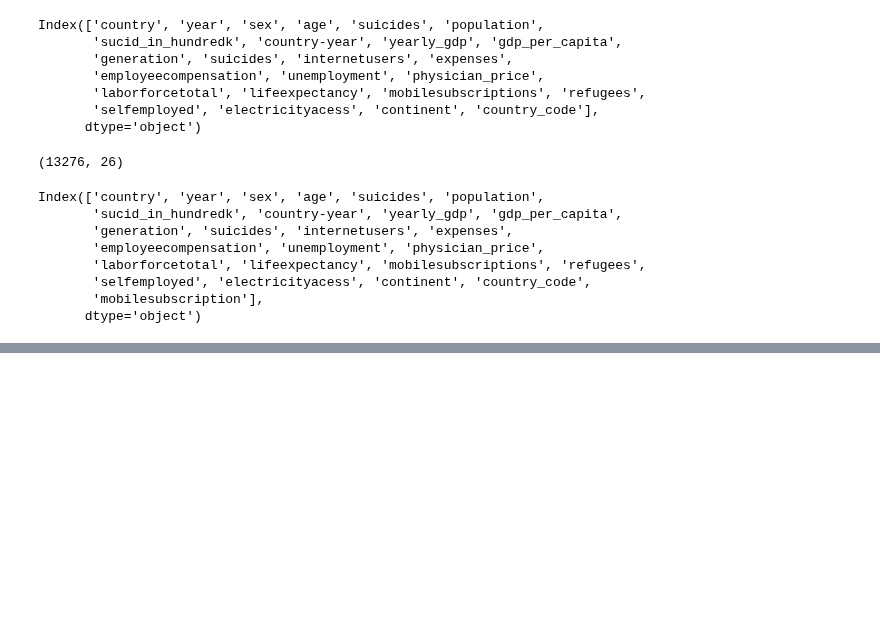
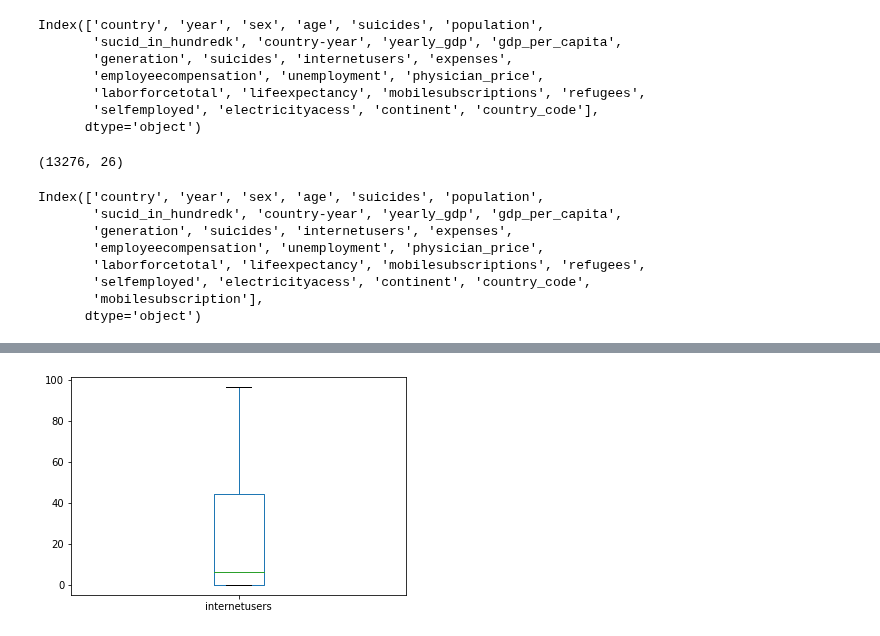
Before and after one commit to sujilkumarkm/desertion_dkit_msc_2022_sep, a Jupyter notebook: dissertation_suicide_data_preparation_2022.ipynb, the cells around one changed output, grey strips where cells are left out. Saved outputs shown, nothing was run; the diff lists cells and outputs as text; code cells hidden in the pictures; blank space fills up the shorter version.

```diff
--- a/dissertation_suicide_data_preparation_2022.ipynb
+++ b/dissertation_suicide_data_preparation_2022.ipynb
@@ -700,3 +719,7 @@ Index(['country', 'year', 'sex', 'age', 'suicides', 'population',
+# %%
+plot_box(final, "internetusers")
+# %% [output]
+[figure, added]
 # %%
 final.to_csv('E:\\Dessertation\\desertion_dkit_msc_2022_sep\\output.csv',mode = 'w', index=False)
 # outputting data to run models in live server
```
Also changed, not shown: parts of 7 cells of this notebook, 5 other files.
